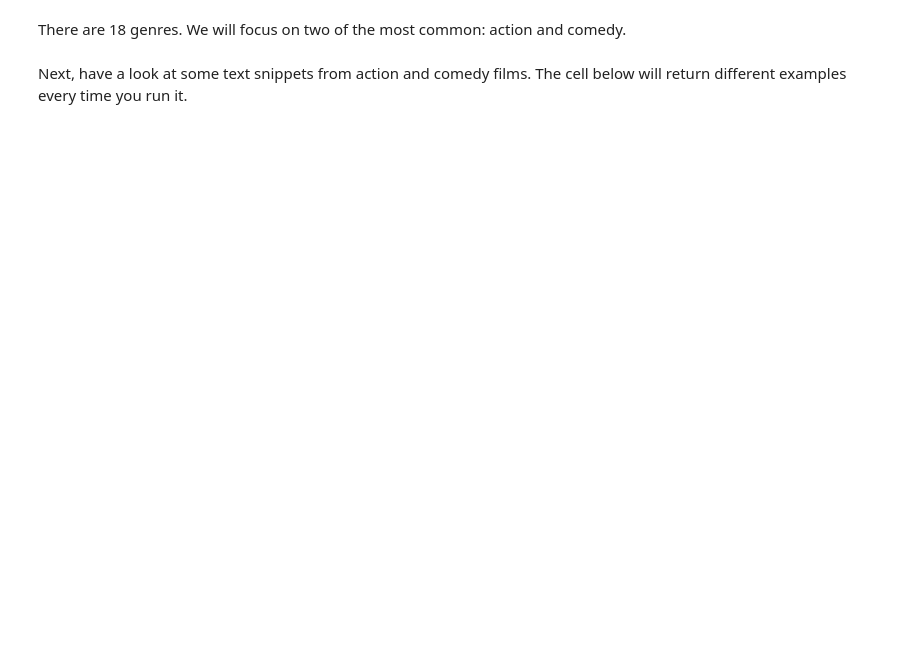
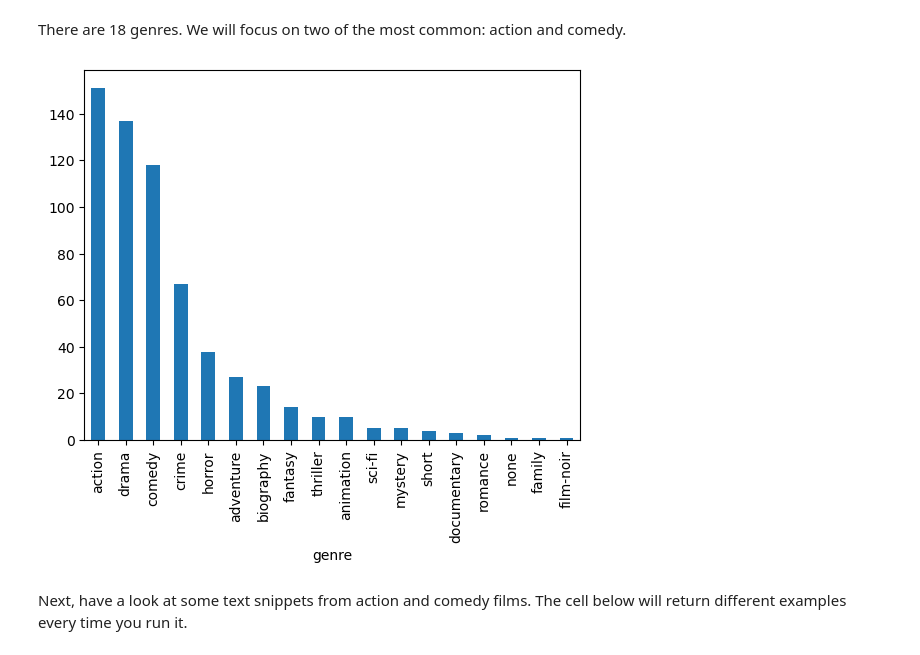
Before and after one commit to aws-samples/measuring-and-mitigating-toxicity-in-llms, a Jupyter notebook: Measuring_Mitigating_Toxicity.ipynb, the cells around one changed output. Cells and saved outputs as stored; diff of their text form; code cells hidden in the pictures; blank space fills up the shorter version.

```diff
--- a/Measuring_Mitigating_Toxicity.ipynb
+++ b/Measuring_Mitigating_Toxicity.ipynb
@@ -99,7 +105,9 @@ movie_df.head(2)
 There are 18 genres. We will focus on two of the most common: action and comedy.
 # %%
 # List the available genres
-movie_df['genre'].value_counts()
+movie_df['genre'].value_counts().plot.bar();
+# %% [output]
+[figure, added]
 # %% [markdown]
 Next, have a look at some text snippets from action and comedy films. The cell below will return different examples every time you run it.
 # %%
```
Also changed, not shown: parts of 29 cells of this notebook.
